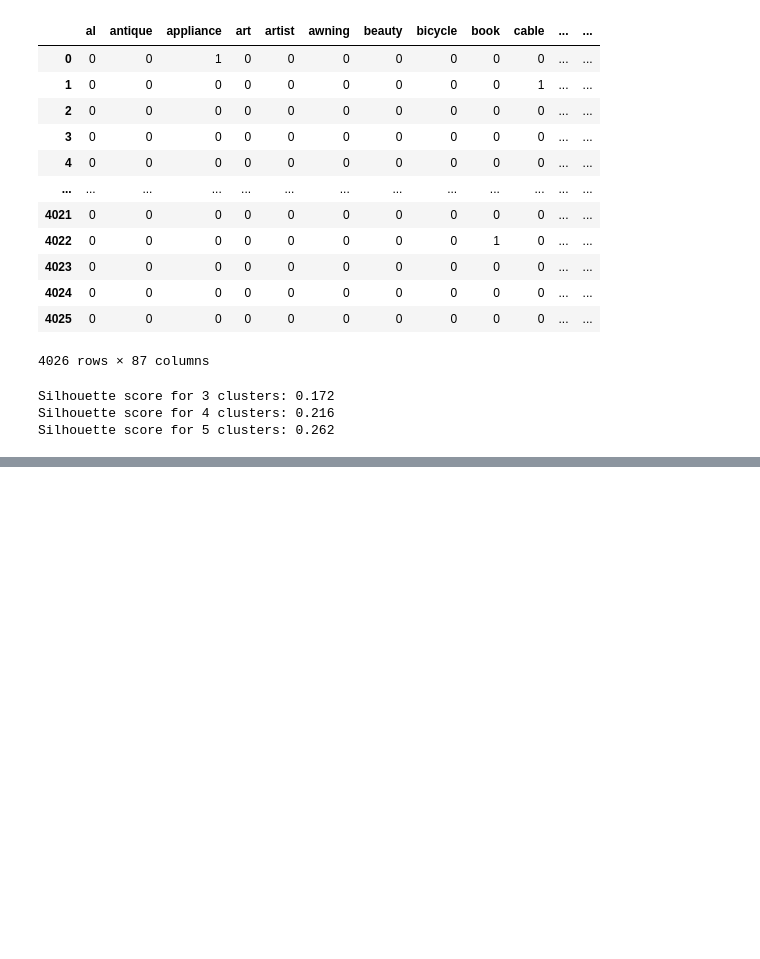
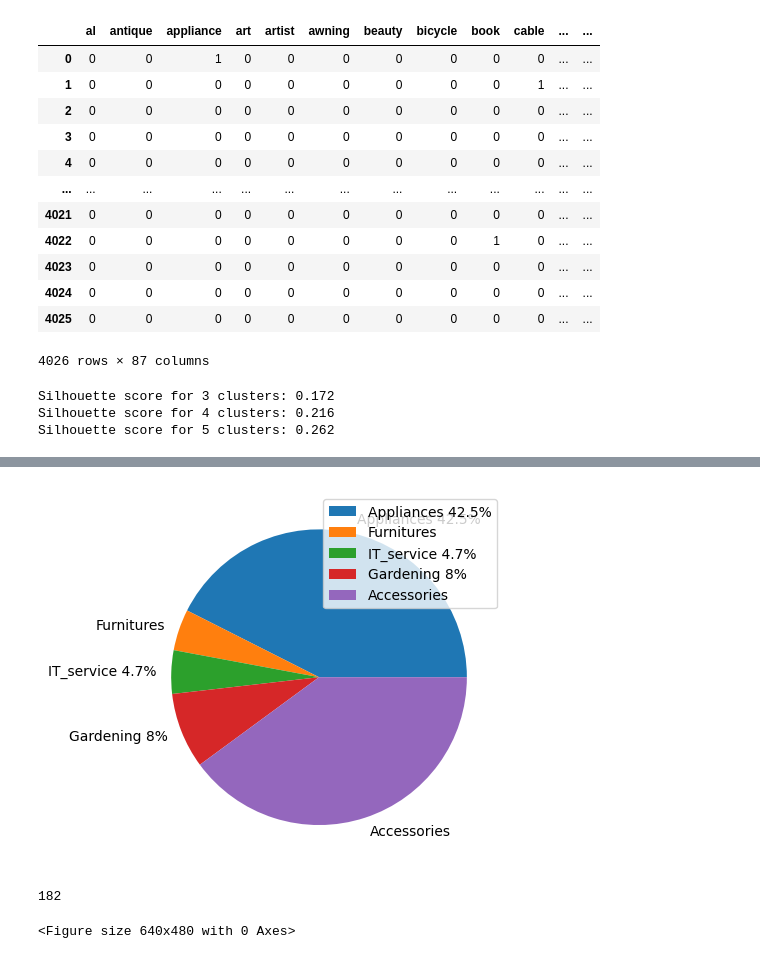
Before and after one commit to MAST30034-Applied-Data-Science/generic-buy-now-pay-later-project-group-5, a Jupyter notebook: notebooks/one_hot.ipynb, the cells around one changed output, grey strips where cells are left out. Drawn from its saved outputs; the diff is of its cells as text; code cells hidden in the pictures; blank space fills up the shorter version.

```diff
--- a/notebooks/one_hot.ipynb
+++ b/notebooks/one_hot.ipynb
@@ -180 +140,23 @@ data
 4026 rows × 5 columns
+# %%
+# plot the percentage of merchants from our clients from each segment
+
+Gardening_num = len(data[data['clusters'] == 0])
+Appliances_num = len(data[data['clusters'] == 1])
+Furnitures_num = len(data[data['clusters'] == 2])
+IT_service_num = len(data[data['clusters'] == 3])
+Accessories_num = len(data[data['clusters'] == 4])
+
+segment_label = ["Appliances 42.5%", "Furnitures 4.5%", "IT_service 4.7%", "Gardening 8.3%", "Accessories 40%"]
+
+y = np.array([ Appliances_num, Furnitures_num, IT_service_num, Gardening_num, Accessories_num])
+
+plt.pie(y, labels=segment_label)
+plt.legend()
+plt.show()
+plt.savefig('../plots/precentage_segment.jpg')
+Furnitures_num
+# %% [output]
+[figure, added]
+182
+<Figure size 640x480 with 0 Axes>
```
Also changed, not shown: parts of 5 cells of this notebook.
